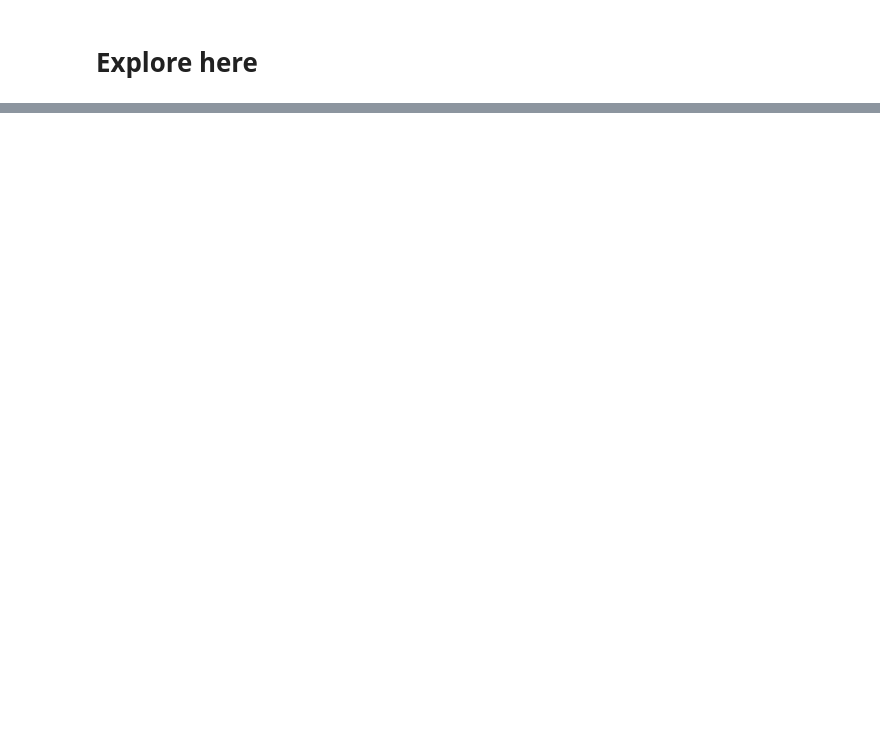
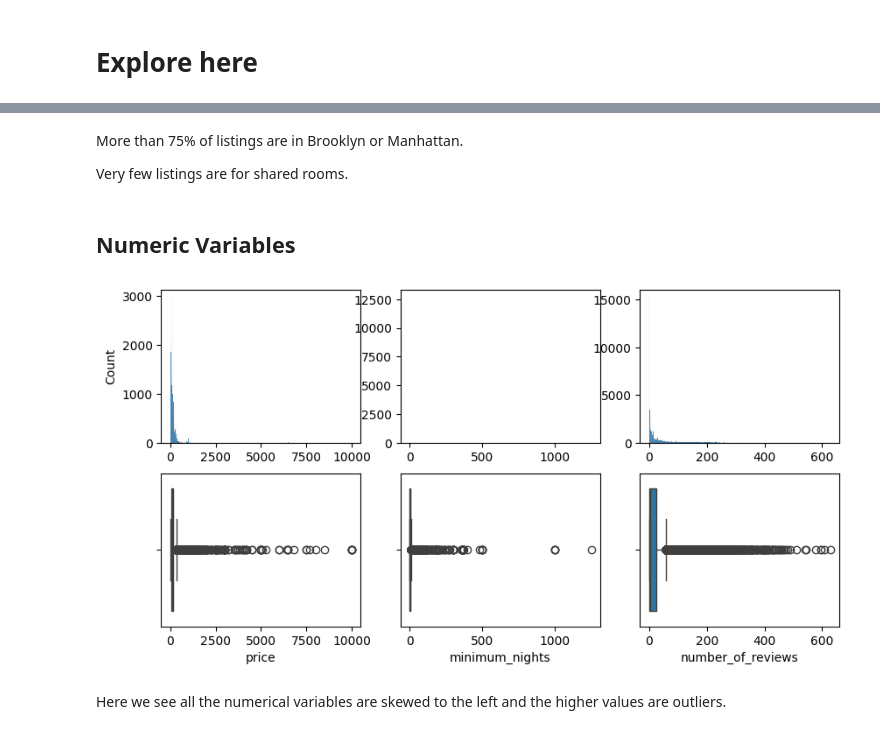
Before and after one commit to sosier01/data-preprocessing-tutorial, a Jupyter notebook: src/explore.ipynb, the cells around one changed output, grey strips where cells are left out. Saved outputs shown, nothing was run; the diff lists cells and outputs as text; code cells hidden in the pictures; blank space fills up the shorter version.

```diff
--- a/src/explore.ipynb
+++ b/src/explore.ipynb
@@ -141,0 +156,22 @@ np.float64(225.31720104412346)
+# %% [markdown]
+More than 75% of listings are in Brooklyn or Manhattan.
+
+Very few listings are for shared rooms.
+# %% [markdown]
+## Numeric Variables
+# %%
+fig, axis = plt.subplots(2,3, figsize = (10,5))
+
+sns.histplot(ax = axis[0, 0], data = main_df, x = "price").set(xlabel = None)
+sns.boxplot(ax = axis[1, 0], data = main_df, x = "price")
+sns.histplot(ax = axis[0, 1], data = main_df, x = "minimum_nights").set(xlabel = None, ylabel = None)
+sns.boxplot(ax = axis[1, 1], data = main_df, x = "minimum_nights")
+sns.histplot(ax = axis[0, 2], data = main_df, x = "number_of_reviews").set(xlabel = None, ylabel = None)
+sns.boxplot(ax = axis[1, 2], data = main_df, x = "number_of_reviews")
+
+
+plt.show()
+# %% [output]
+[figure, added]
+# %% [markdown]
+Here we see all the numerical variables are skewed to the left and the higher values are outliers.
```
Also changed, not shown: parts of 66 cells of this notebook, 4 other files.
